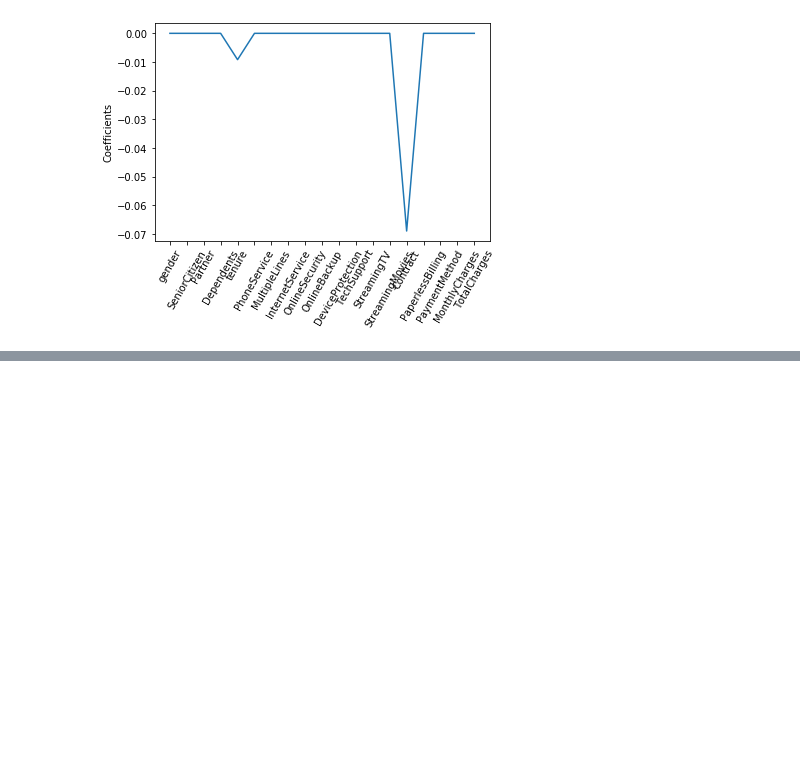
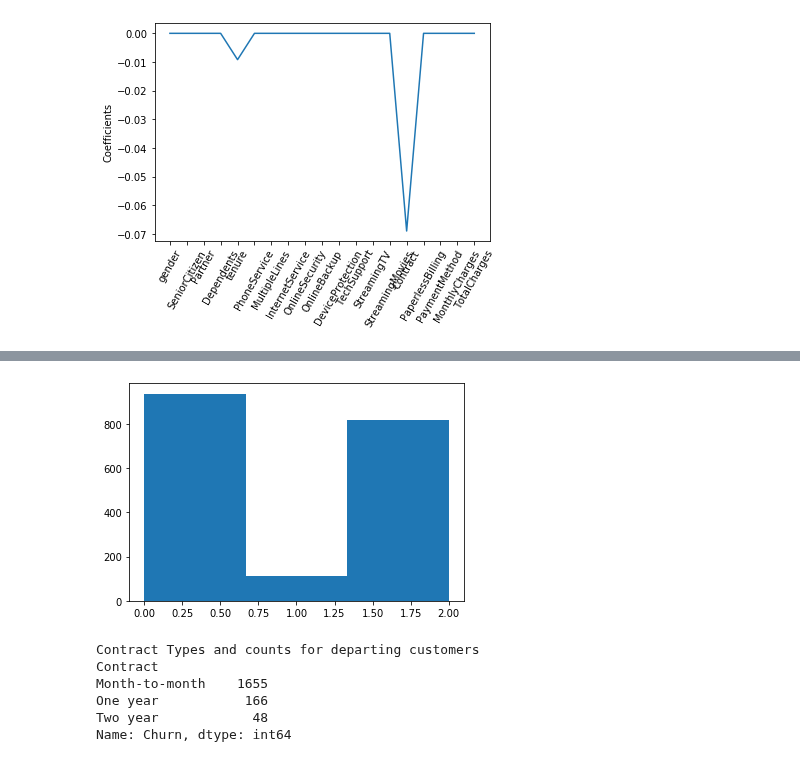
Before and after one commit to Andru-1987/python-deep-learning, a Jupyter notebook: Logistic Regression Telco customer churn.ipynb, the cells around one changed output, grey strips where cells are left out. Drawn from its saved outputs; the diff is of its cells as text; code cells hidden in the pictures; blank space fills up the shorter version.

```diff
--- a/Logistic Regression Telco customer churn.ipynb
+++ b/Logistic Regression Telco customer churn.ipynb
@@ -17,13 +17,16 @@ from sklearn.metrics import confusion_matrix
 # %%
 df=pd.read_csv('https://raw.githubusercontent.com/dnishimoto/python-deep-learning/master/telco_customer_churn.csv')
 print(df.columns)
+
+contractChurn=df[df['Churn']=='Yes'].groupby('Contract')['Churn'].count()
 
 df['MonthlyCharges']=pd.to_numeric(df['MonthlyCharges'],errors='coerce')
 df['TotalCharges']=pd.to_numeric(df['TotalCharges'],errors='coerce')
 
 ini_array=df['TotalCharges'].values
 
-print(ini_array)
+#print(ini_array)
+#insert an average for the missing total charges
 res = np.where(np.isnan(ini_array), np.ma.array(ini_array,
                mask = np.isnan(ini_array)).mean(axis = 0), ini_array)
 
@@ -262,0 +291,18 @@ print("New customers represent the highest risk for churn. Offers and discount p
+# %%
+departed=df[df['Churn']==1]
+
+streaming_movie=departed['StreamingMovies']
+
+plt.hist(streaming_movie,bins=3)
+plt.show()
+
+print("Contract Types and counts for departing customers")
+print(contractChurn)
+# %% [output]
+[figure, added]
+Contract Types and counts for departing customers
+Contract
+Month-to-month    1655
+One year           166
+Two year            48
+Name: Churn, dtype: int64
```
Also changed, not shown: parts of 6 cells of this notebook.
